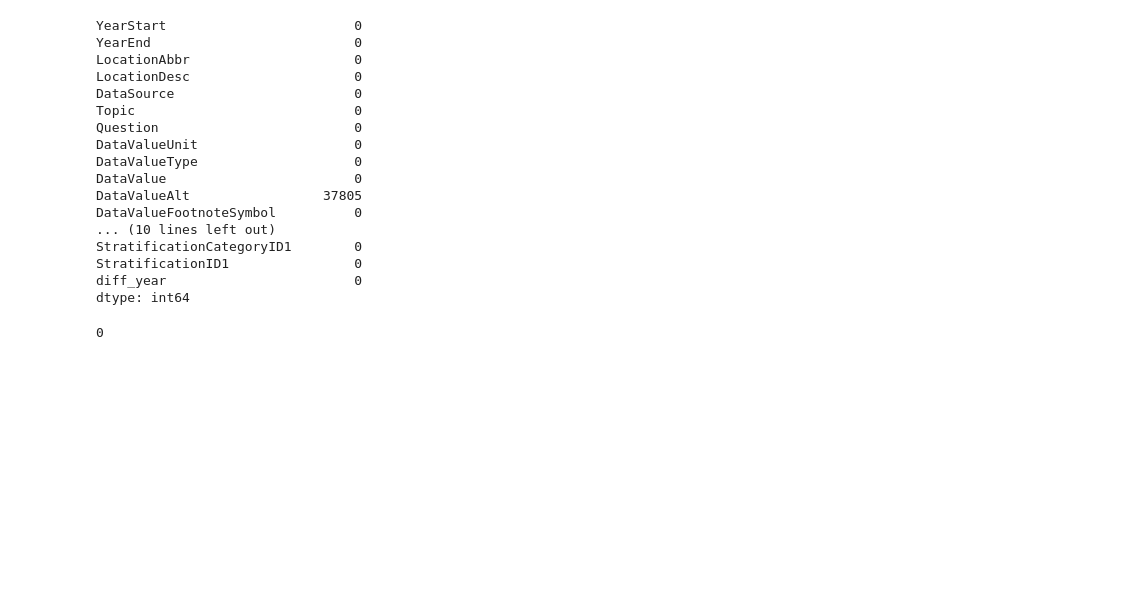
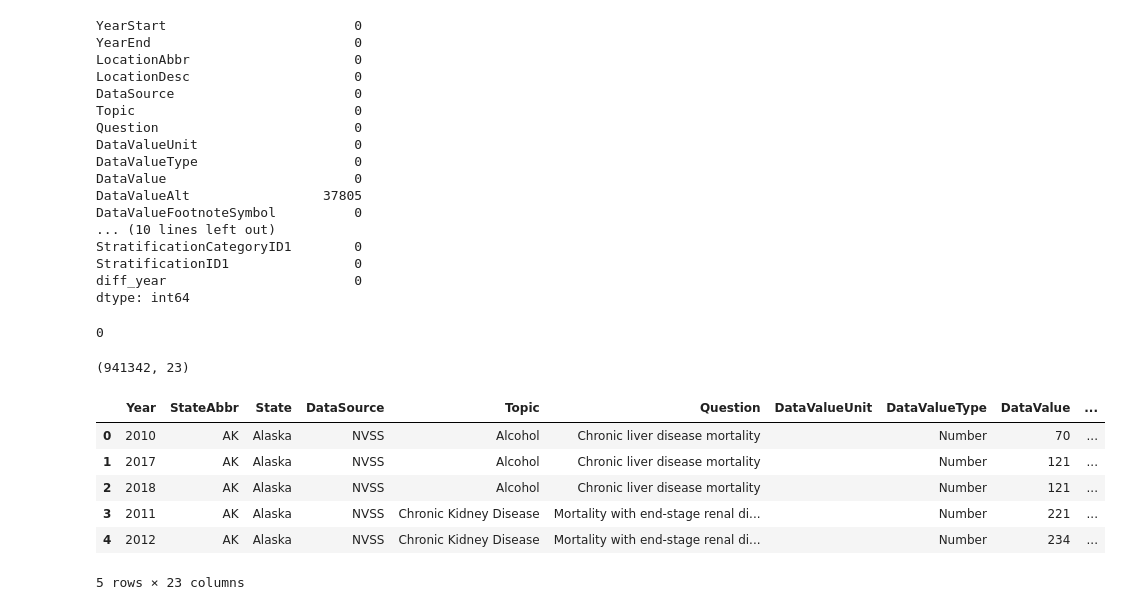
Before and after one commit to andeepl7/FProject_VisualAnalytics, a Jupyter notebook: ETL- Chronic diseases.ipynb, the cells around one changed output. Cells and saved outputs as stored; diff of their text form; code cells hidden in the pictures; blank space fills up the shorter version.

```diff
--- a/ETL- Chronic diseases.ipynb
+++ b/ETL- Chronic diseases.ipynb
@@ -147,6 +147,7 @@ Exploring data per period
 # %%
-df['diff_year'] = np.where((df['YearStart'] != df['YearEnd']),'Period',np.nan)
+df['diff_year'] = np.where((df['YearStart'] != df['YearEnd']),'Period','Year')
 df_per_period = df[df['diff_year'].str.contains('Period')]
+# Veryfing the shape of the new database
 df_per_period.shape
 # %% [output]
 (140986, 25)
@@ -152,0 +185,4 @@ df_per_period.shape
+# %%
+#Finding the number of data available to National and State level
+df_per_year = df[df['diff_year'].str.contains('Year')]
+df_per_year.head()
@@ -175,2 +223,20 @@ df_per_period.duplicated().sum()
 # %% [output]
 0
+# %%
+df_per_year = df_per_year.drop(columns=['YearEnd', 'diff_year'])
+# %%
+df_per_year.shape
+# %% [output]
+(941342, 23)
+# %%
+df_per_year = df_per_year.rename({'YearStart': 'Year', 'LocationDesc': 'State', 'LocationAbbr': 'StateAbbr'}, axis=1)
+# %%
+df_per_year.head()
+# %% [output]
+|  | Year | StateAbbr | State | DataSource | Topic | Question | DataValueUnit | DataValueType | DataValue | ... |
+| 0 | 2010 | AK | Alaska | NVSS | Alcohol | Chronic liver disease mortality |  | Number | 70 | ... |
+| 1 | 2017 | AK | Alaska | NVSS | Alcohol | Chronic liver disease mortality |  | Number | 121 | ... |
+| 2 | 2018 | AK | Alaska | NVSS | Alcohol | Chronic liver disease mortality |  | Number | 121 | ... |
+| 3 | 2011 | AK | Alaska | NVSS | Chronic Kidney Disease | Mortality with end-stage renal di... |  | Number | 221 | ... |
+| 4 | 2012 | AK | Alaska | NVSS | Chronic Kidney Disease | Mortality with end-stage renal di... |  | Number | 234 | ... |
+5 rows × 23 columns
```
Also changed, not shown: parts of 11 cells of this notebook, 1 other file.
